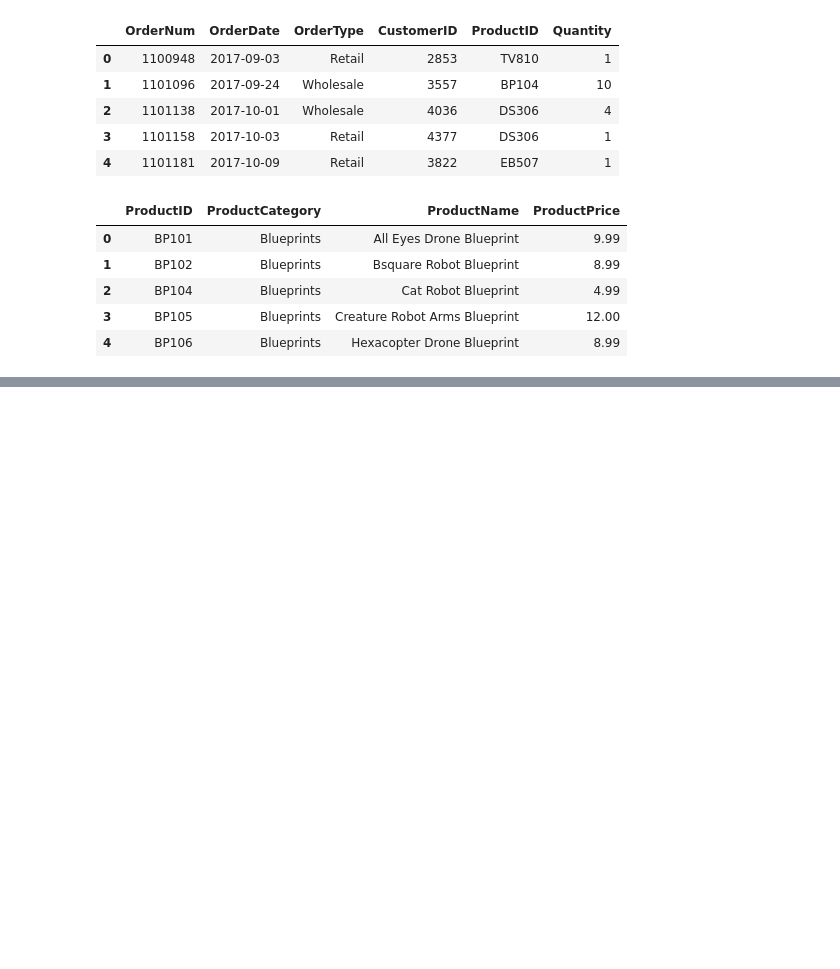
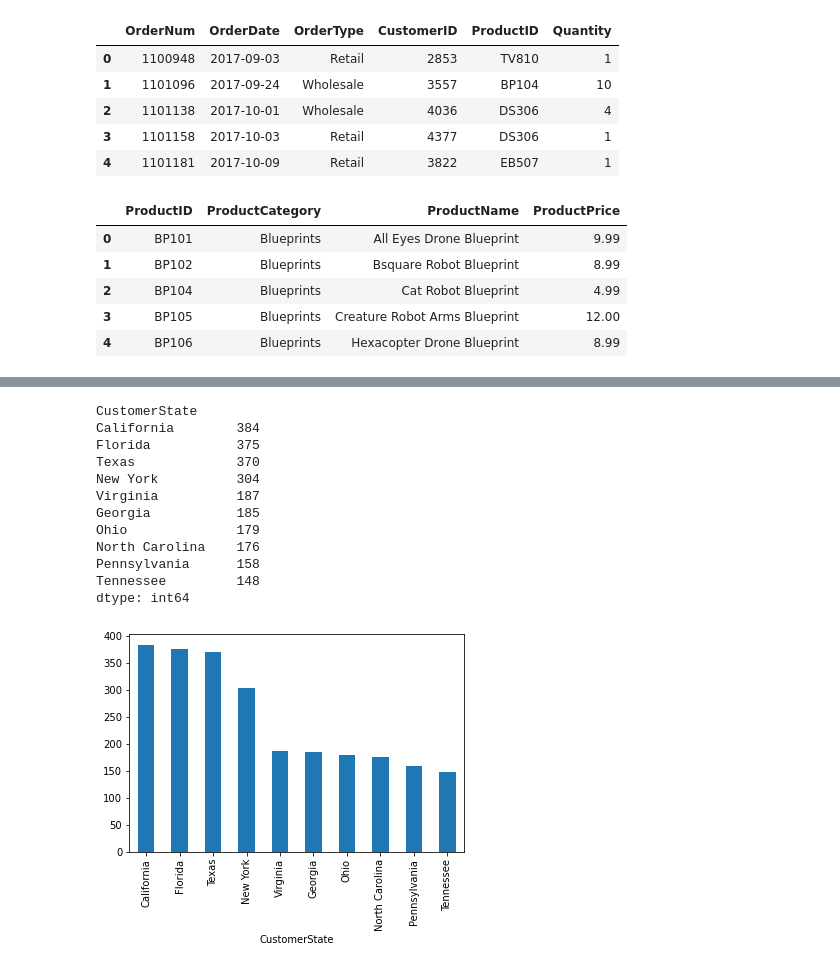
Before and after one commit to atalebizadeh/Examples, a Jupyter notebook: LinkedIn/Ex_Files_Tableau_EssT_Upd/Exercise Files/Chapter02/Untitled.ipynb, the cells around one changed output, grey strips where cells are left out. Cells and saved outputs as stored; diff of their text form; code cells hidden in the pictures; blank space fills up the shorter version.

```diff
--- a/LinkedIn/Ex_Files_Tableau_EssT_Upd/Exercise Files/Chapter02/Untitled.ipynb
+++ b/LinkedIn/Ex_Files_Tableau_EssT_Upd/Exercise Files/Chapter02/Untitled.ipynb
@@ -68,0 +109,18 @@ array([False, False, False, ..., False, False, False])
+# %%
+top_10_states = customer_order.groupby('CustomerState').size().sort_values(ascending=False)[:10]
+print(top_10_states)
+top_10_states.plot(kind='bar');
+# %% [output]
+CustomerState
+California        384
+Florida           375
+Texas             370
+New York          304
+Virginia          187
+Georgia           185
+Ohio              179
+North Carolina    176
+Pennsylvania      158
+Tennessee         148
+dtype: int64
+[figure, added]
```
Also changed, not shown: parts of 12 cells of this notebook, 23 other files.
